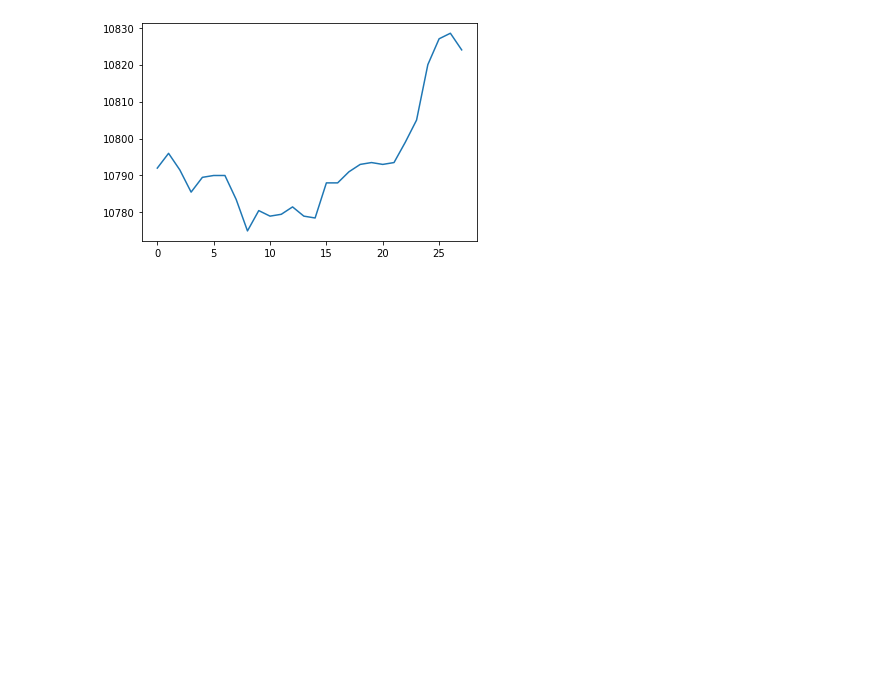
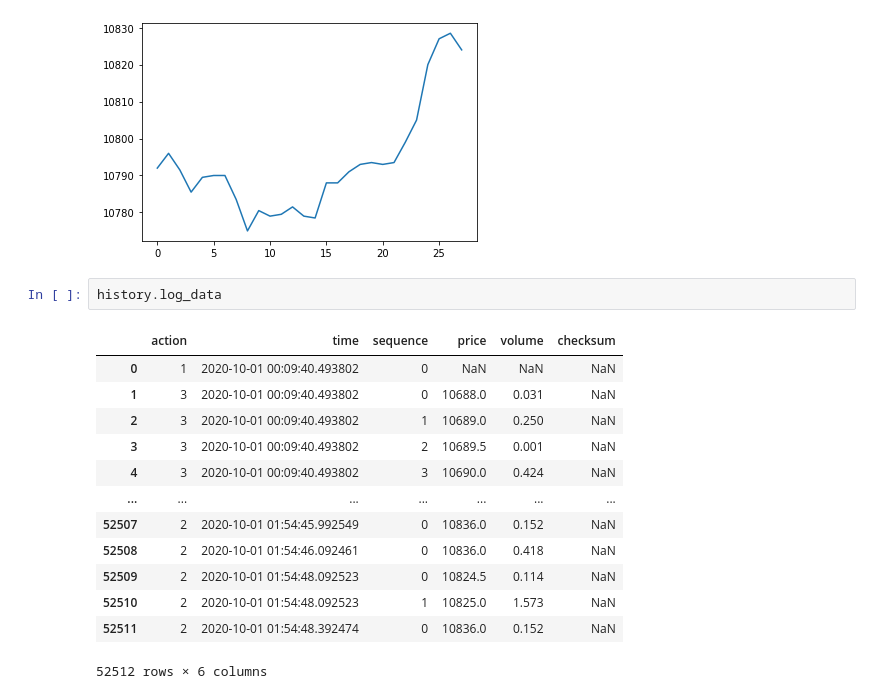
Before and after one commit to yasstake/ftxmmf, a Jupyter notebook: notebook/board_merge.ipynb, the cells around one changed output. Saved outputs shown, nothing was run; the diff lists cells and outputs as text; blank space fills up the shorter version.

```diff
--- a/notebook/board_merge.ipynb
+++ b/notebook/board_merge.ipynb
@@ -55,3 +47,19 @@ plt.plot(history.dollar_bar['close'])
 plt.show()
 # %% [output]
 [figure]
+# %%
+history.log_data
+# %% [output]
+|  | action | time | sequence | price | volume | checksum |
+| 0 | 1 | 2020-10-01 00:09:40.493802 | 0 | NaN | NaN | NaN |
+| 1 | 3 | 2020-10-01 00:09:40.493802 | 0 | 10688.0 | 0.031 | NaN |
+| 2 | 3 | 2020-10-01 00:09:40.493802 | 1 | 10689.0 | 0.250 | NaN |
+| 3 | 3 | 2020-10-01 00:09:40.493802 | 2 | 10689.5 | 0.001 | NaN |
+| 4 | 3 | 2020-10-01 00:09:40.493802 | 3 | 10690.0 | 0.424 | NaN |
+| ... | ... | ... | ... | ... | ... | ... |
+| 52507 | 2 | 2020-10-01 01:54:45.992549 | 0 | 10836.0 | 0.152 | NaN |
+| 52508 | 2 | 2020-10-01 01:54:46.092461 | 0 | 10836.0 | 0.418 | NaN |
+| 52509 | 2 | 2020-10-01 01:54:48.092523 | 0 | 10824.5 | 0.114 | NaN |
+| 52510 | 2 | 2020-10-01 01:54:48.092523 | 1 | 10825.0 | 1.573 | NaN |
+| 52511 | 2 | 2020-10-01 01:54:48.392474 | 0 | 10836.0 | 0.152 | NaN |
+52512 rows × 6 columns
```
Also changed, not shown: parts of 6 cells of this notebook, 1 other file.
